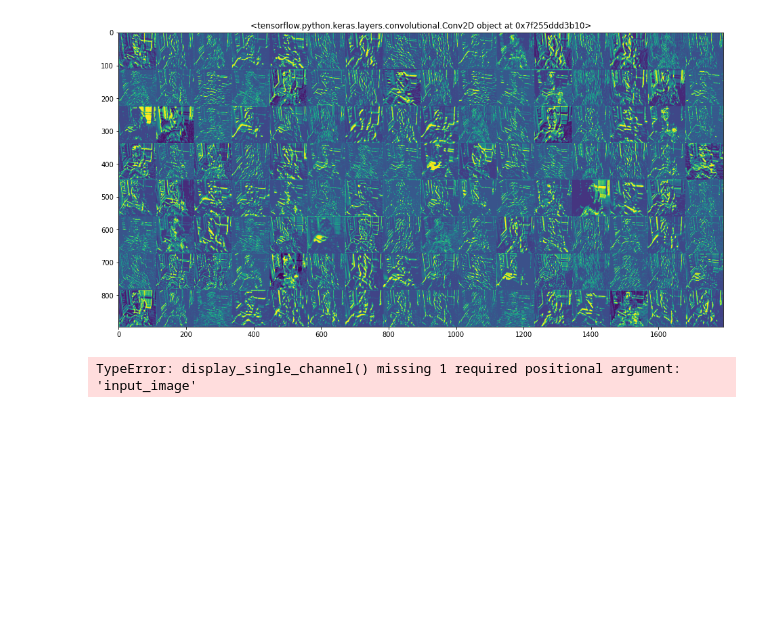
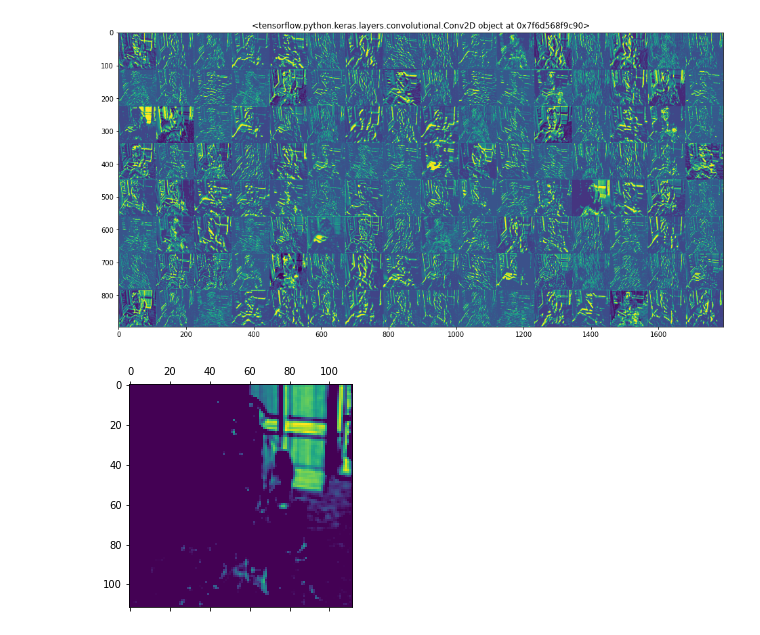
Before and after one commit to rshah240/conv_visualiser, a Jupyter notebook: tutorial.ipynb, the cells around one changed output. Drawn from its saved outputs; the diff is of its cells as text; code cells hidden in the pictures; blank space fills up the shorter version.

```diff
--- a/tutorial.ipynb
+++ b/tutorial.ipynb
@@ -83,8 +83,8 @@ ia.display_grid(input_image=img) #Matplotlib Plot
 [figure]
 [figure]
 # %%
-ia.display_single_channel(intput_image =)
+ia.display_single_channel(input_image = img)
 # %% [output]
-TypeError: display_single_channel() missing 1 required positional argument: 'input_image'
+[figure, added]
 # %%
 cv2.imwrite("./Output/vanilla_grads.png",grads)
```
Also changed, not shown: parts of 1 cell of this notebook.
